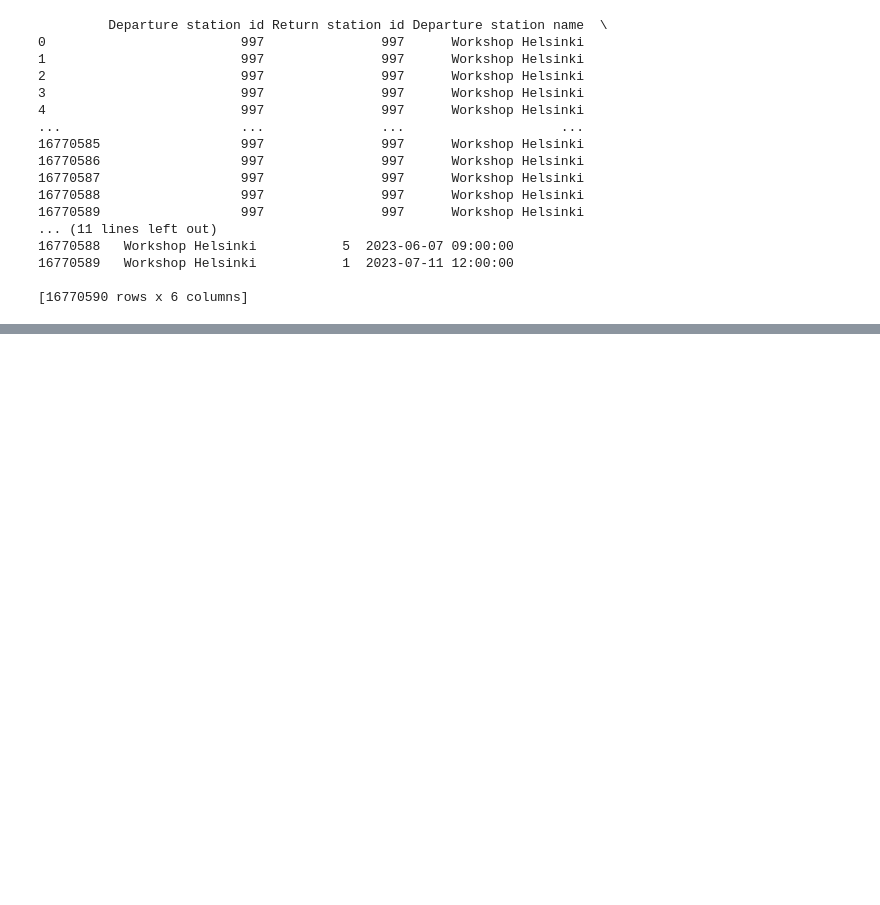
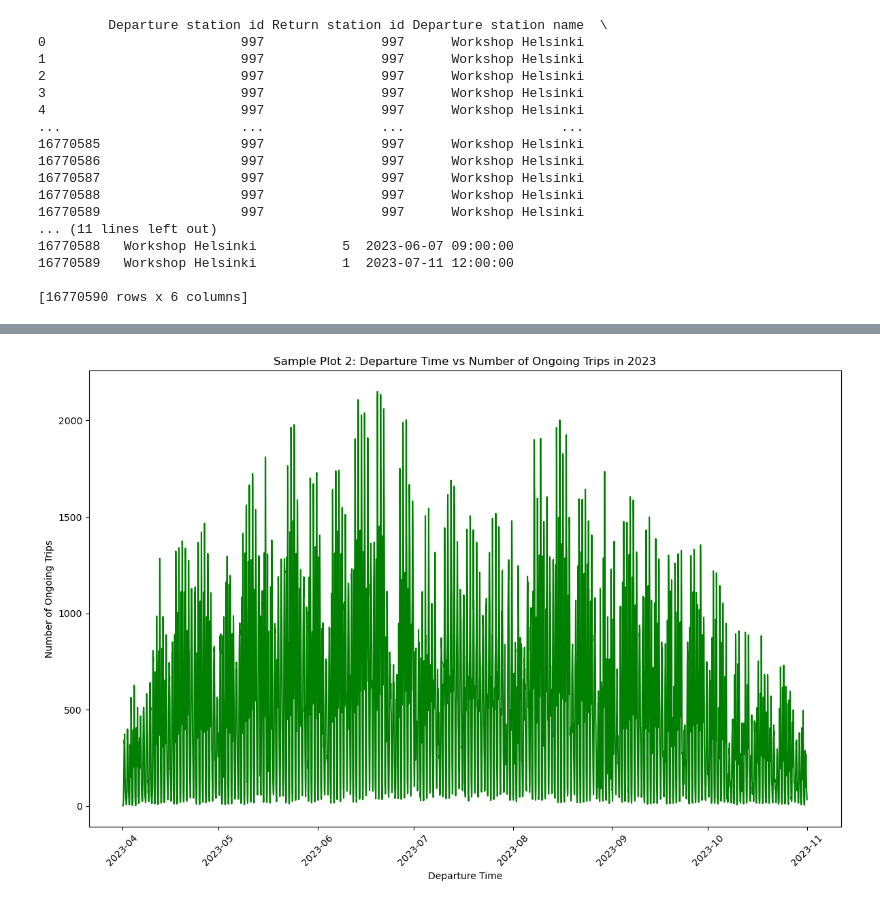
Before and after one commit to ElliotAtHelsinki/data-science-project, a Jupyter notebook: backend/main.ipynb, the cells around one changed output, grey strips where cells are left out. Drawn from its saved outputs; the diff is of its cells as text; code cells hidden in the pictures; blank space fills up the shorter version.

```diff
--- a/backend/main.ipynb
+++ b/backend/main.ipynb
@@ -74,0 +111,25 @@ print(aggregated)
+# %%
+# aggregated = pd.DataFrame(columns=['Trip count'])
+
+# for year in range(2016, 2024):
+#   bike_df_year = bike_df[bike_df['Departure'].dt.year == year]
+#   aggregated_year = bike_df_year.groupby([
+#       pd.Grouper(key='Departure', freq='H'),
+#   ]).size().reset_index(name='Trip count')
+#   aggregated_year.to_csv(f'datasets/aggregated_over_all_stations_{year}.csv', index=False)
+
+test_df = pd.read_csv('datasets/aggregated_over_all_stations_2023.csv')
+test_df['Departure'] = pd.to_datetime(test_df['Departure'])
+
+plt.figure(figsize=(12, 8))
+plt.plot(test_df['Departure'], test_df['Trip count'], marker=None, linestyle='-', color='green')
+
+plt.xlabel('Departure Time')
+plt.ylabel('Number of Ongoing Trips')
+plt.title('Sample Plot 2: Departure Time vs Number of Ongoing Trips in 2023')
+plt.xticks(rotation=45)
+
+plt.tight_layout()
+plt.show()
+# %% [output]
+[figure, added]
```
Also changed, not shown: parts of 2 cells of this notebook, 1 other file.
